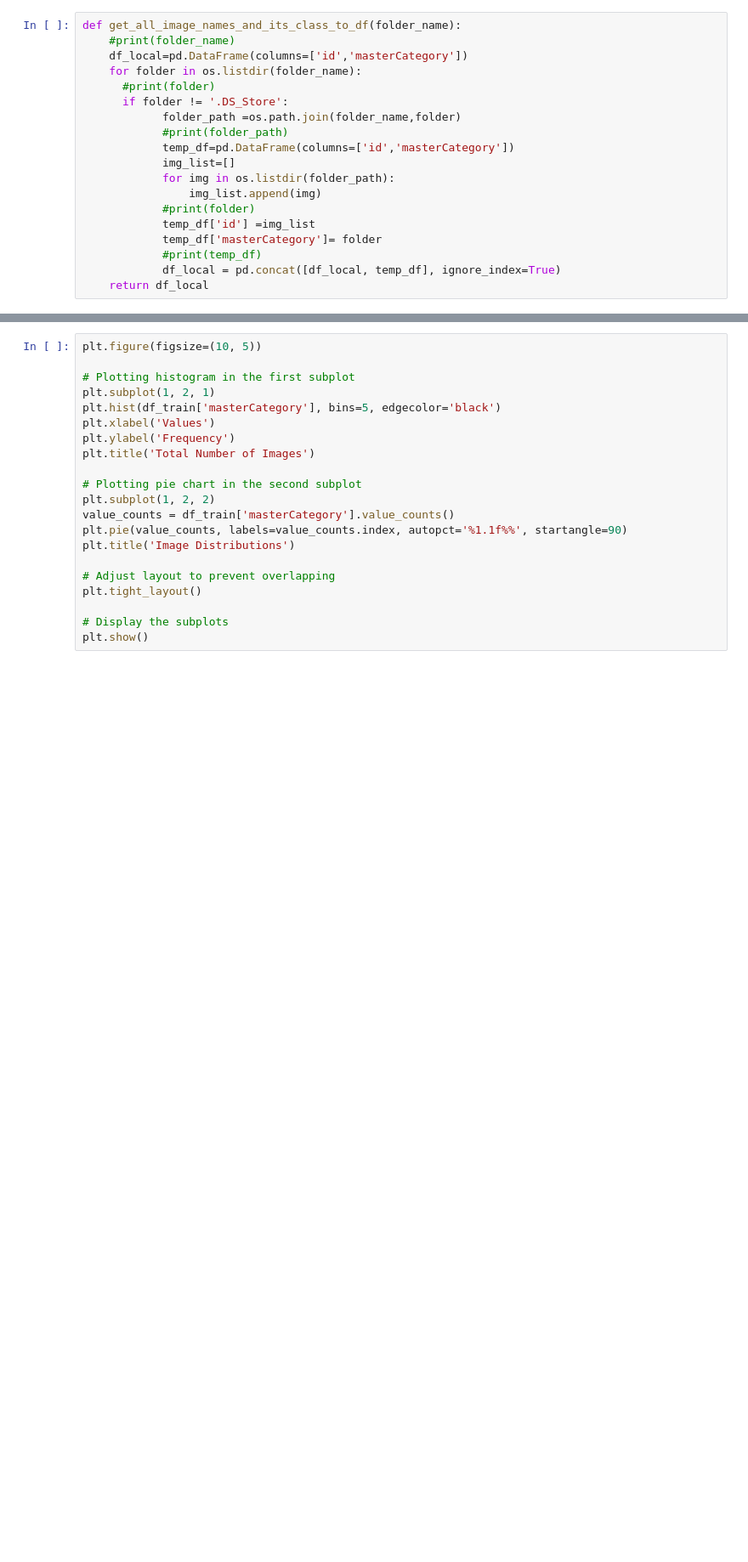
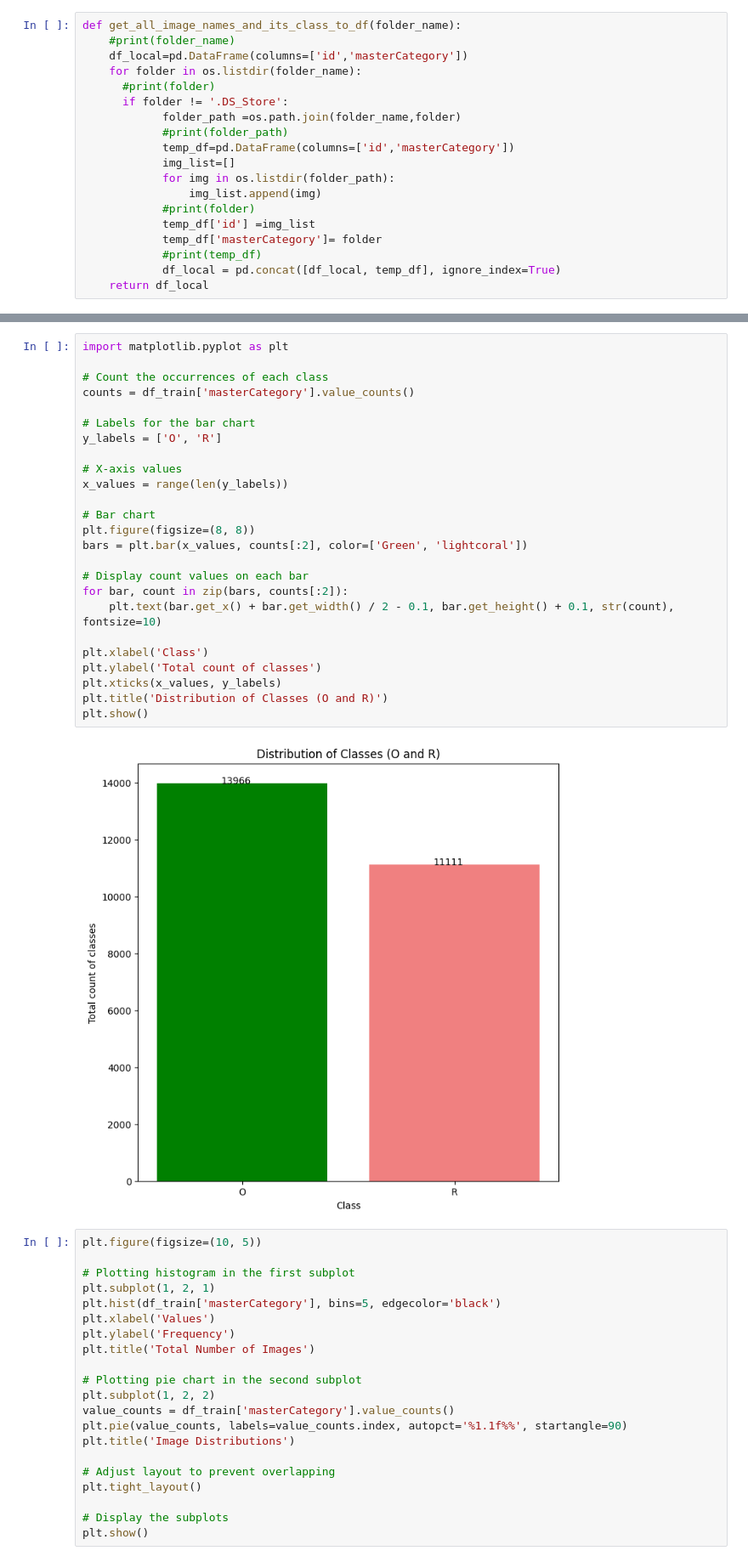
Before and after one commit to mehtayukta/waste_classifcation_traditional_machine_learning, a Jupyter notebook: Exploratory_Data_Analysis.ipynb, the cells around one changed output, grey strips where cells are left out. Shown at 85% size. Cells and saved outputs as stored; diff of their text form; blank space fills up the shorter version.

```diff
--- a/Exploratory_Data_Analysis.ipynb
+++ b/Exploratory_Data_Analysis.ipynb
@@ -69,6 +70,33 @@ print(df_train['masterCategory'].value_counts())
 O    13966
 R    11111
 Name: masterCategory, dtype: int64
+# %%
+import matplotlib.pyplot as plt
+
+# Count the occurrences of each class
+counts = df_train['masterCategory'].value_counts()
+
+# Labels for the bar chart
+y_labels = ['O', 'R']
+
+# X-axis values
+x_values = range(len(y_labels))
+
+# Bar chart
+plt.figure(figsize=(8, 8))
+bars = plt.bar(x_values, counts[:2], color=['Green', 'lightcoral'])
+
+# Display count values on each bar
+for bar, count in zip(bars, counts[:2]):
+    plt.text(bar.get_x() + bar.get_width() / 2 - 0.1, bar.get_height() + 0.1, str(count), fontsize=10)
+
+plt.xlabel('Class')
+plt.ylabel('Total count of classes')
+plt.xticks(x_values, y_labels)
+plt.title('Distribution of Classes (O and R)')
+plt.show()
+# %% [output]
+[figure, added]
 # %%
 plt.figure(figsize=(10, 5))
 
```
Also changed, not shown: parts of 8 cells of this notebook.
